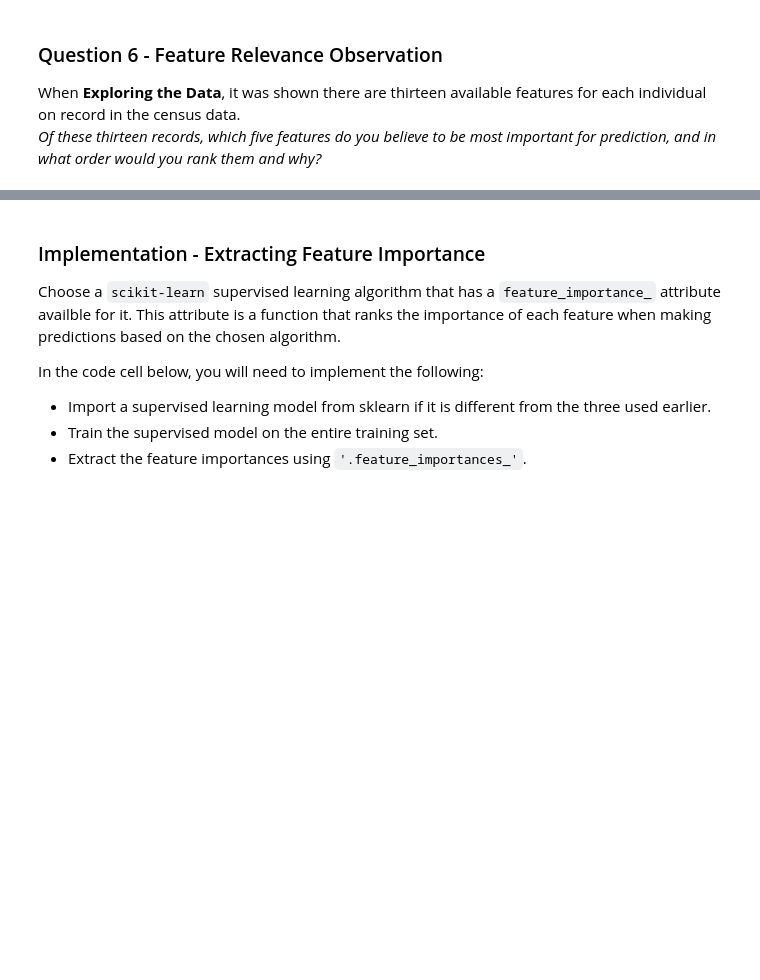
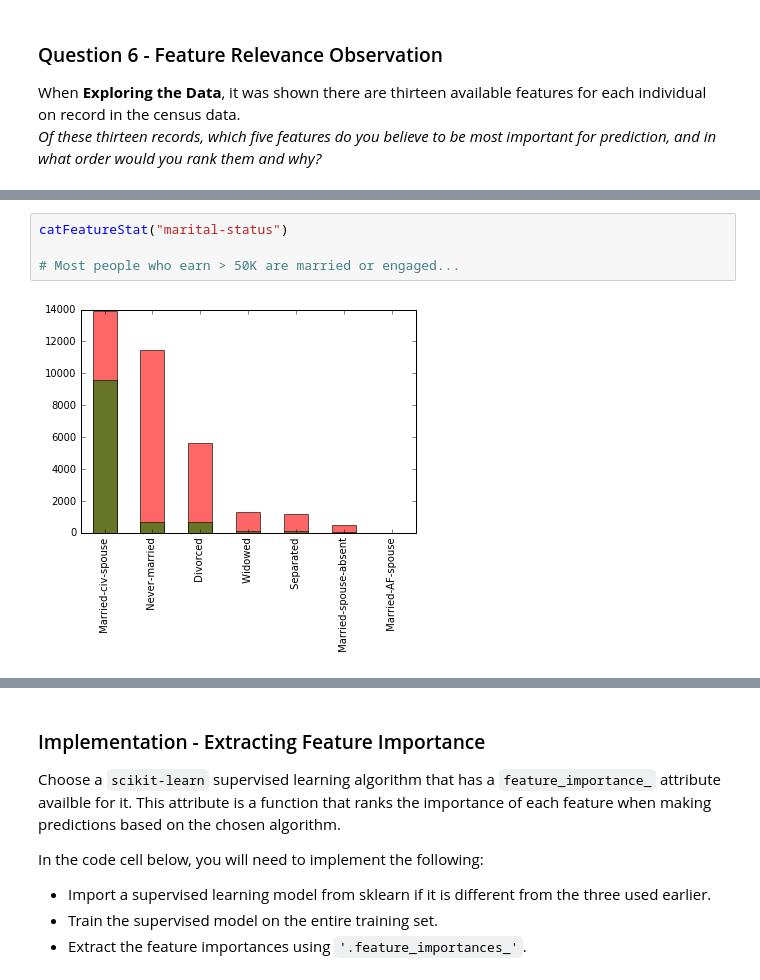
Before and after one commit to tcnguyen/MLND, a Jupyter notebook: finding_donors/finding_donors.ipynb, the cells around one changed output, grey strips where cells are left out. Saved outputs shown, nothing was run; the diff lists cells and outputs as text; blank space fills up the shorter version.

```diff
--- a/finding_donors/finding_donors.ipynb
+++ b/finding_donors/finding_donors.ipynb
@@ -475,0 +546,6 @@ _Of these thirteen records, which five features do you believe to be most import
+# %%
+catFeatureStat("marital-status")
+
+# Most people who earn > 50K are married or engaged...
+# %% [output]
+[figure, added]
```
Also changed, not shown: parts of 21 cells of this notebook.
